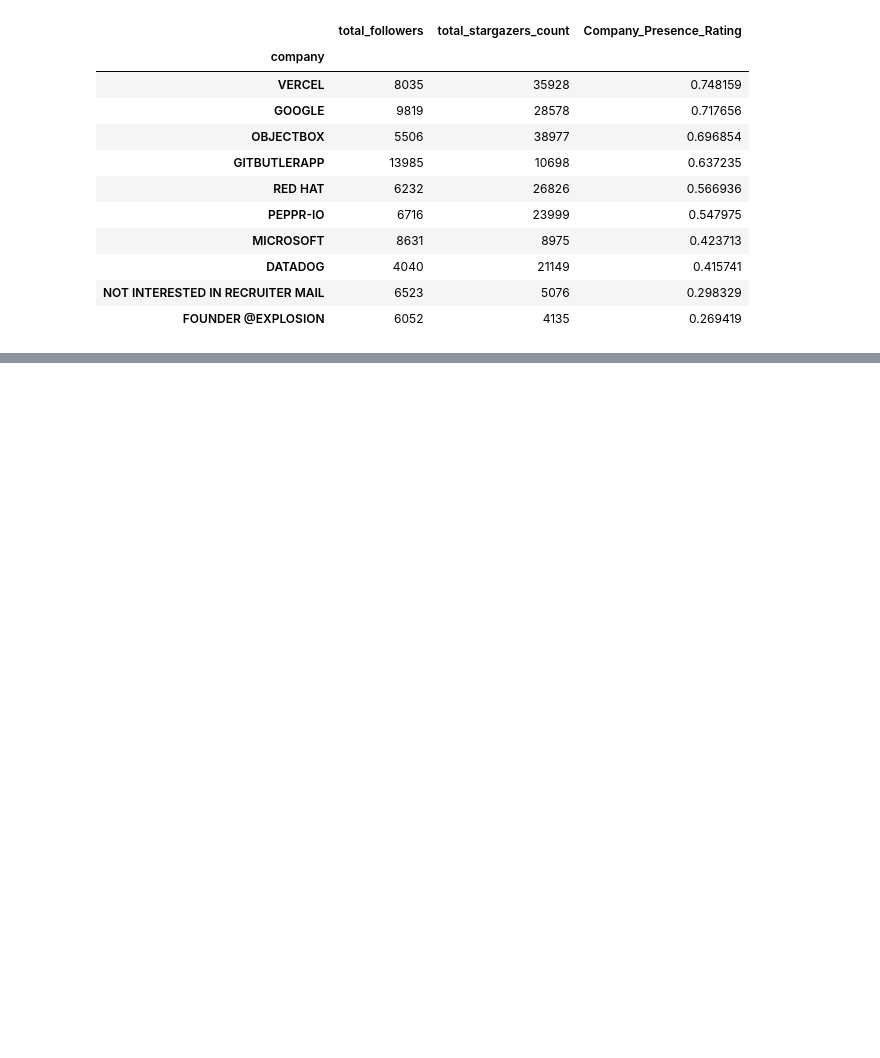
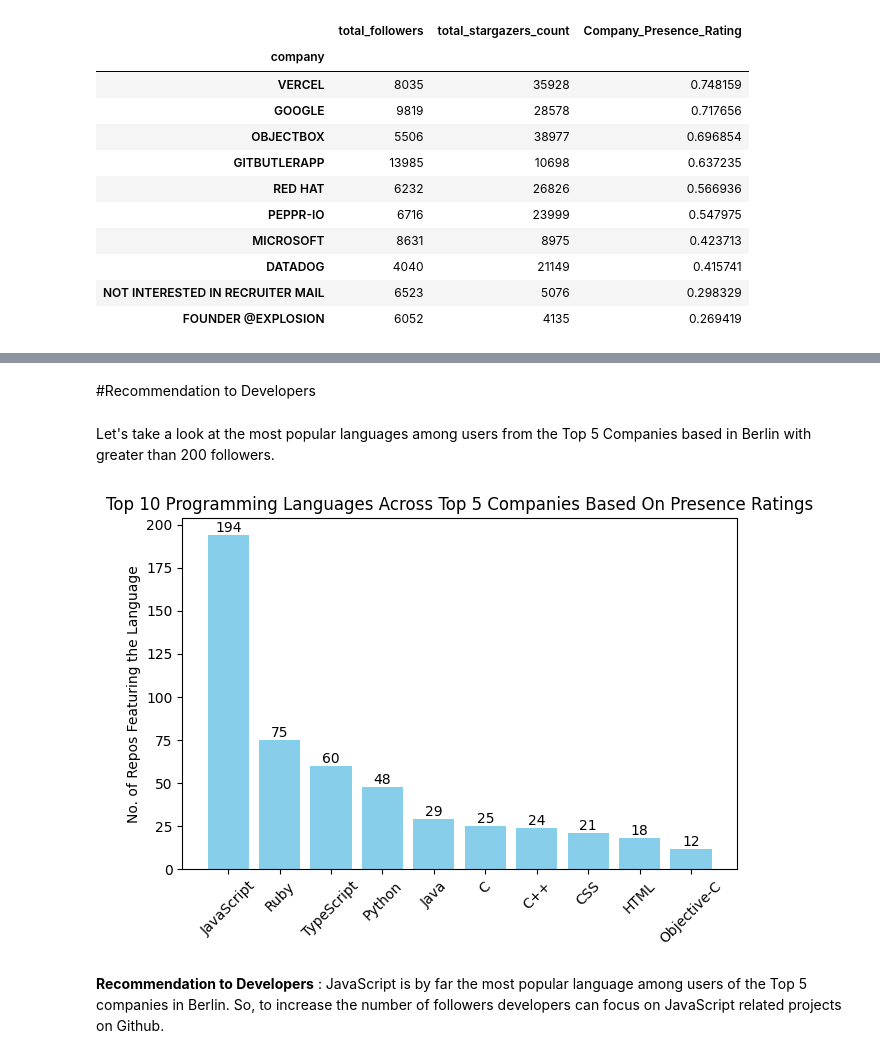
Before and after one commit to Logikos1/iitm-tds-project1-berlin200, a Jupyter notebook: analysis.ipynb, the cells around one changed output, grey strips where cells are left out. Cells and saved outputs as stored; diff of their text form; code cells hidden in the pictures; blank space fills up the shorter version.

```diff
--- a/analysis.ipynb
+++ b/analysis.ipynb
@@ -122,3 +127,54 @@ plt.show()
 1. I have observed that VERCEL has the highest presence.
 2. Interestingly, although Google is 2nd, Microsoft is at 7th.
 3. Also, people who are not interested in recruiter mail(indicating stable developers) also have a healthy presence at the 9th spot.
+# %% [markdown]
+#Recommendation to Developers
+# %% [markdown]
+Let's take a look at the most popular languages among users from the Top 5 Companies based in Berlin with greater than 200 followers.
+# %%
+import pandas as pd
+import matplotlib.pyplot as plt
+
+# List of companies to analyze
+companies = ['VERCEL', 'GOOGLE', 'OBJECTBOX', 'GITBUTLERAPP', 'REDHAT']
+
+# Filter users_df to include only the specified companies
+filtered_users = users_df[users_df['company'].isin(companies)]
+
+# Merge the filtered users with repos_df on the 'login' column
+merged_repos = pd.merge(filtered_users[['login', 'company']], repos_df, on='login')
+
+# Exclude empty string values from the 'language' column
+merged_repos = merged_repos[merged_repos['language'].notna() & (merged_repos['language'] != '')]
+
+# Get the top 10 languages across all specified companies
+top_languages_combined = merged_repos['language'].value_counts().head(10)
+
+# Create a Pareto chart
+fig, ax = plt.subplots()
+
+# Create bars for the languages
+bars = ax.bar(top_languages_combined.index, top_languages_combined.values, color='skyblue')
+
+# Add values on top of the bars
+for bar in bars:
+    yval = bar.get_height()
+    ax.text(bar.get_x() + bar.get_width()/2, yval, round(yval, 2), ha='center', va='bottom')
+
+# Set labels and title
+ax.set_ylabel('No. of Repos Featuring the Language')
+ax.set_title('Top 10 Programming Languages Across Top 5 Companies Based On Presence Ratings')
+
+# Set x-ticks and rotate them
+ax.set_xticks(range(len(top_languages_combined.index)))  # Set tick positions
+ax.set_xticklabels(top_languages_combined.index, rotation=45)  # Set tick labels
+
+plt.savefig('top_languages.png', bbox_inches='tight')  # Save the chart as 'top_languages.png'
+
+# Show the plot
+plt.tight_layout()
+plt.show()
+# %% [output]
+[figure, added]
+# %% [markdown]
+**Recommendation to Developers** : JavaScript is by far the most popular language among users of the Top 5 companies in Berlin. So, to increase the number of followers developers can focus on JavaScript related projects on Github.
```
Also changed, not shown: parts of 5 cells of this notebook.
